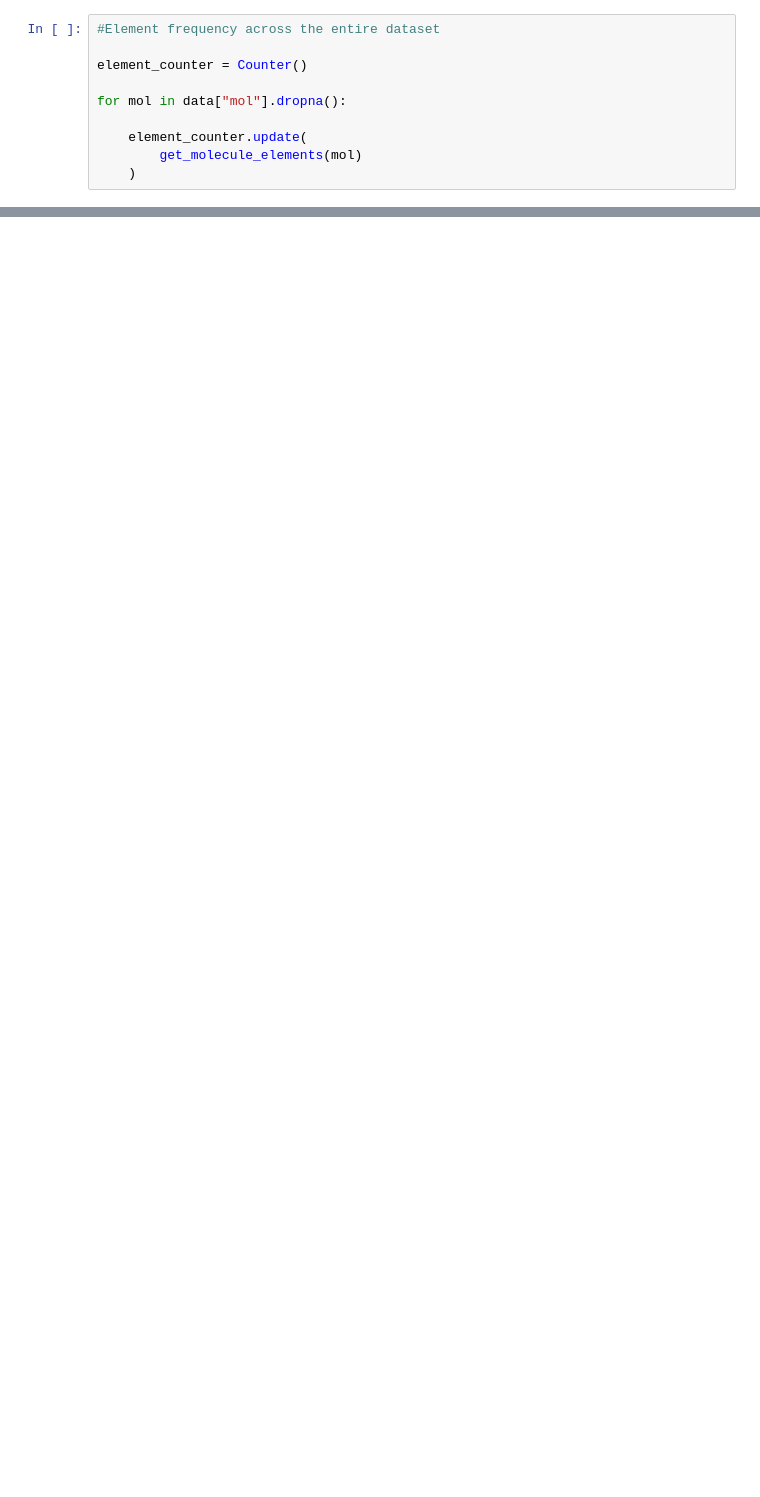
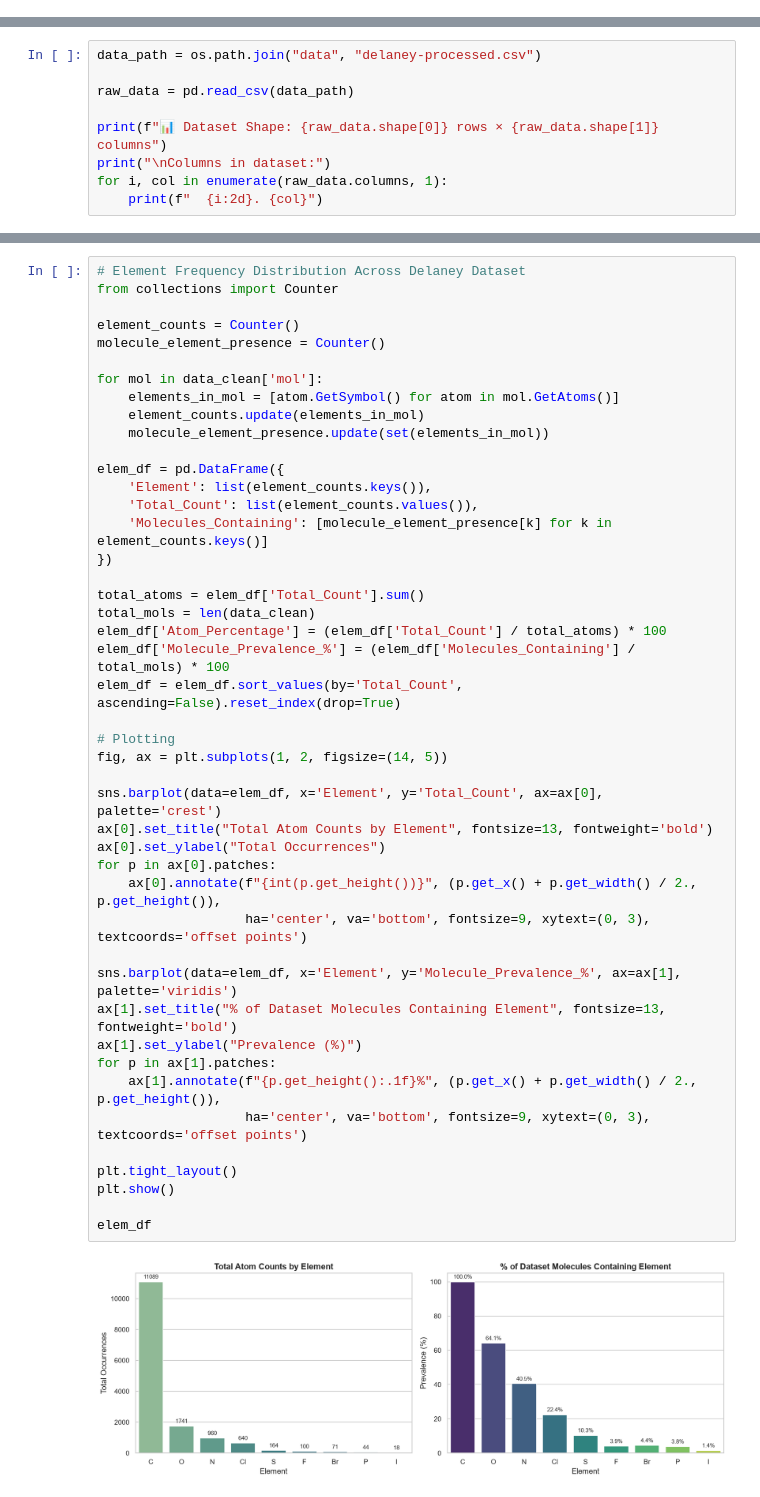
Before and after one commit to raseljvai1-del/Drug-Discovery-and-Cheminformatics-Projects, a Jupyter notebook: Project 1 — Molecular Structure & Property Explorer/notebook.ipynb, the cells around one changed output, grey strips where cells are left out. Drawn from its saved outputs; the diff is of its cells as text; blank space fills up the shorter version.

```diff
--- a/Project 1 — Molecular Structure & Property Explorer/notebook.ipynb
+++ b/Project 1 — Molecular Structure & Property Explorer/notebook.ipynb
@@ -1651,10 +0,0 @@ Elements in example molecule:
-# %%
-#Element frequency across the entire dataset
-
-element_counter = Counter()
-
-for mol in data["mol"].dropna():
-
-    element_counter.update(
-        get_molecule_elements(mol)
-    )
@@ -4794,0 +124,9 @@ KeyError: 'Any_Outlier'
+# %%
+data_path = os.path.join("data", "delaney-processed.csv")
+
+raw_data = pd.read_csv(data_path)
+
+print(f"📊 Dataset Shape: {raw_data.shape[0]} rows × {raw_data.shape[1]} columns")
+print("\nColumns in dataset:")
+for i, col in enumerate(raw_data.columns, 1):
+    print(f"  {i:2d}. {col}")
@@ -4794,0 +382,47 @@ KeyError: 'Any_Outlier'
+# %%
+# Element Frequency Distribution Across Delaney Dataset
+from collections import Counter
+
+element_counts = Counter()
+molecule_element_presence = Counter()
+
+for mol in data_clean['mol']:
+    elements_in_mol = [atom.GetSymbol() for atom in mol.GetAtoms()]
+    element_counts.update(elements_in_mol)
+    molecule_element_presence.update(set(elements_in_mol))
+
+elem_df = pd.DataFrame({
+    'Element': list(element_counts.keys()),
+    'Total_Count': list(element_counts.values()),
+    'Molecules_Containing': [molecule_element_presence[k] for k in element_counts.keys()]
+})
+
+total_atoms = elem_df['Total_Count'].sum()
+total_mols = len(data_clean)
+elem_df['Atom_Percentage'] = (elem_df['Total_Count'] / total_atoms) * 100
+elem_df['Molecule_Prevalence_%'] = (elem_df['Molecules_Containing'] / total_mols) * 100
+elem_df = elem_df.sort_values(by='Total_Count', ascending=False).reset_index(drop=True)
+
+# Plotting
+fig, ax = plt.subplots(1, 2, figsize=(14, 5))
+
+sns.barplot(data=elem_df, x='Element', y='Total_Count', ax=ax[0], palette='crest')
+ax[0].set_title("Total Atom Counts by Element", fontsize=13, fontweight='bold')
+ax[0].set_ylabel("Total Occurrences")
+for p in ax[0].patches:
+    ax[0].annotate(f"{int(p.get_height())}", (p.get_x() + p.get_width() / 2., p.get_height()),
+                   ha='center', va='bottom', fontsize=9, xytext=(0, 3), textcoords='offset points')
+
+sns.barplot(data=elem_df, x='Element', y='Molecule_Prevalence_%', ax=ax[1], palette='viridis')
+ax[1].set_title("% of Dataset Molecules Containing Element", fontsize=13, fontweight='bold')
+ax[1].set_ylabel("Prevalence (%)")
+for p in ax[1].patches:
+    ax[1].annotate(f"{p.get_height():.1f}%", (p.get_x() + p.get_width() / 2., p.get_height()),
+                   ha='center', va='bottom', fontsize=9, xytext=(0, 3), textcoords='offset points')
+
+plt.tight_layout()
+plt.show()
+
+elem_df
+# %% [output]
+[figure, added]
```
Also changed, not shown: parts of 374 cells of this notebook, 24 other files.
